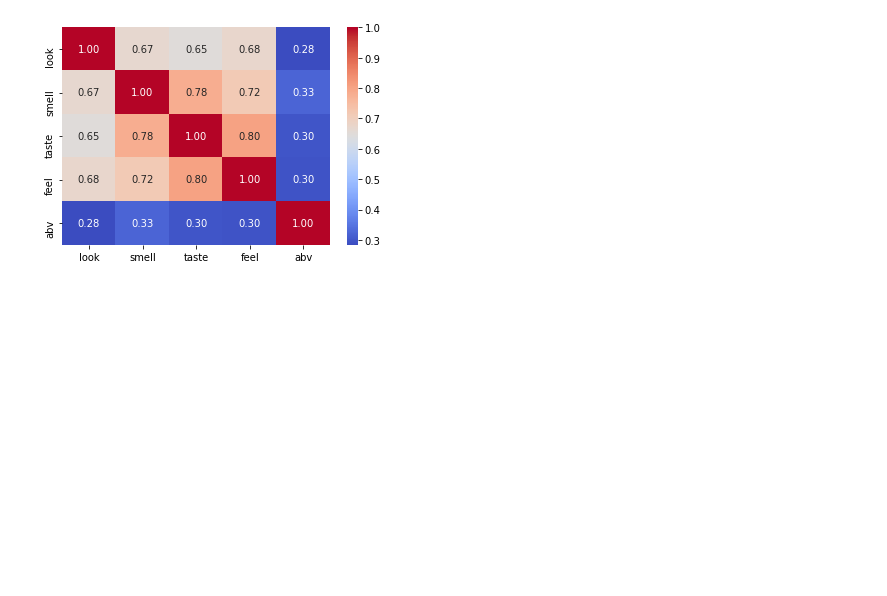
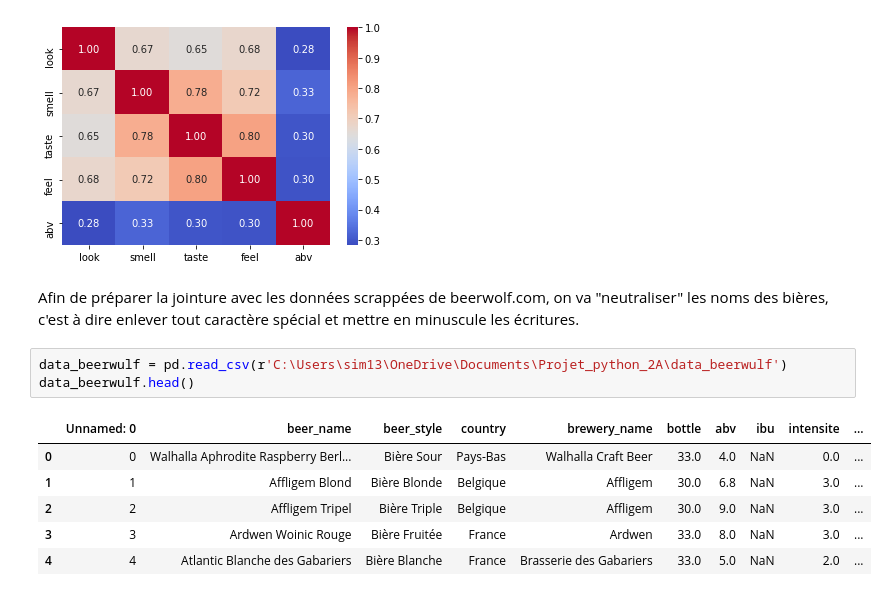
Before and after one commit to rhomain-rangeay/Projet-Python-pour-le-Data-Scientist, a Jupyter notebook: Projet_python_data_scientist.ipynb, the cells around one changed output. Saved outputs shown, nothing was run; the diff lists cells and outputs as text; blank space fills up the shorter version.

```diff
--- a/Projet_python_data_scientist.ipynb
+++ b/Projet_python_data_scientist.ipynb
@@ -420,3 +383,15 @@ sns.heatmap(df_ml[['look', 'smell', 'taste', 'feel', 'abv']].corr(), cmap='coolw
 # %% [output]
 <matplotlib.axes._subplots.AxesSubplot at 0x...>
 [figure]
+# %% [markdown]
+Afin de préparer la jointure avec les données scrappées de beerwolf.com, on va "neutraliser" les noms des bières, c'est à dire enlever tout caractère spécial et mettre en minuscule les écritures.
+# %%
+data_beerwulf = pd.read_csv(r'C:\Users\sim13\OneDrive\Documents\Projet_python_2A\data_beerwulf')
+data_beerwulf.head()
+# %% [output]
+|  | Unnamed: 0 | beer_name | beer_style | country | brewery_name | bottle | abv | ibu | intensite | ... |
+| 0 | 0 | Walhalla Aphrodite Raspberry Berl... | Bière Sour | Pays-Bas | Walhalla Craft Beer | 33.0 | 4.0 | NaN | 0.0 | ... |
+| 1 | 1 | Affligem Blond | Bière Blonde | Belgique | Affligem | 30.0 | 6.8 | NaN | 3.0 | ... |
+| 2 | 2 | Affligem Tripel | Bière Triple | Belgique | Affligem | 30.0 | 9.0 | NaN | 3.0 | ... |
+| 3 | 3 | Ardwen Woinic Rouge | Bière Fruitée | France | Ardwen | 33.0 | 8.0 | NaN | 3.0 | ... |
+| 4 | 4 | Atlantic Blanche des Gabariers | Bière Blanche | France | Brasserie des Gabariers | 33.0 | 5.0 | NaN | 2.0 | ... |
```
Also changed, not shown: parts of 20 cells of this notebook, 1 other file.
